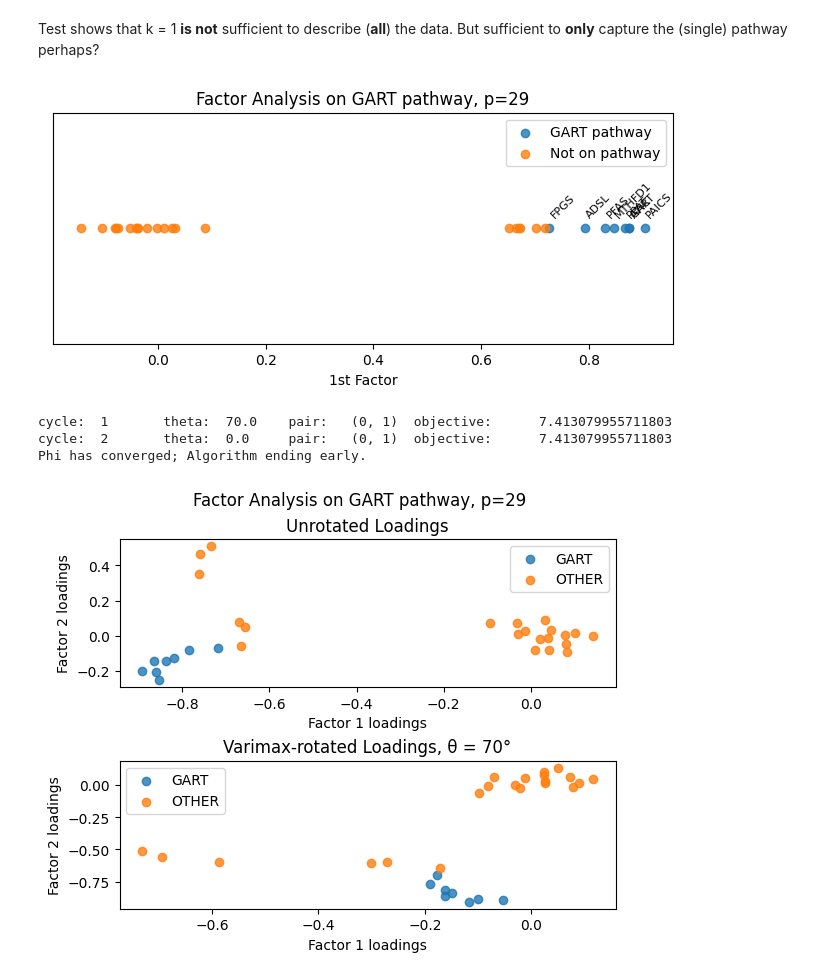
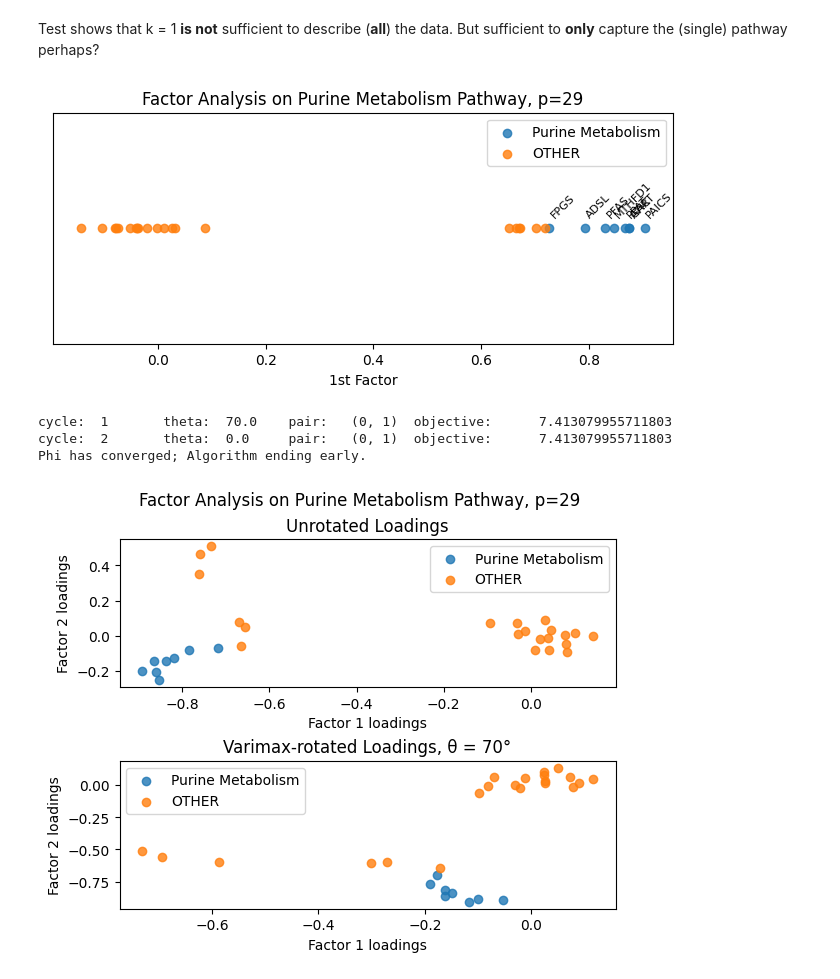
Before and after one commit to panther1427/Bachelorprojekt, a Jupyter notebook: Xavier_DataAnalysis/k1_GART_initial_analysis.ipynb, the cells around one changed output. Drawn from its saved outputs; the diff is of its cells as text; code cells hidden in the pictures.

```diff
--- a/Xavier_DataAnalysis/k1_GART_initial_analysis.ipynb
+++ b/Xavier_DataAnalysis/k1_GART_initial_analysis.ipynb
@@ -236,24 +236,24 @@ Test shows that k = 1 **is not** sufficient to describe (**all**) the data. But
 # %%
 import matplotlib.pyplot as plt
 plt.figure(figsize=(8,3))
 
-for category_num, label in [(1, "GART pathway"), (0, "Not on pathway")]:
+for category_num, label in [(1, "Purine Metabolism"), (0, "OTHER")]:
     subset = merged_df[merged_df['is_on_pathway'] == category_num]
     plt.scatter(subset['loadings'], np.zeros(len(subset)), label=label, alpha=0.8)
 
     if category_num == 0:
         continue
     for _, row in subset.iterrows():
         plt.text(row['loadings'], 0.005, row['gene_evaluated'],
                  fontsize=8, alpha=1, rotation=45)
 
-plt.title("Factor Analysis on GART pathway, p=" + str(len(columns_of_interest)))
+plt.title("Factor Analysis on Purine Metabolism Pathway, p=" + str(len(columns_of_interest)))
 plt.legend()
 plt.xlabel("1st Factor")
 plt.yticks([])
 plt.show()
 # %% [output]
-[figure, old version]
+[figure, new version]
 # %%
 from utils import varimax
 
@@ -281,7 +281,7 @@ merged_df = (df_values
 colors = []
 for d in merged_df['is_on_pathway_GART']:
     if d == 1:
-        colors.append("GART")
+        colors.append("Purine Metabolism")
         continue
 
     colors.append("OTHER")
@@ -296,7 +296,7 @@ rotated_df
 
 fig, ax = plt.subplots(2, 1)
 
-for label in ["GART", "OTHER"]:
+for label in ["Purine Metabolism", "OTHER"]:
     subset = merged_df[merged_df['category'] == label]
     ax[0].scatter(subset['loadings0'], subset['loadings1'], label=label, alpha=.8)
 ax[0].set_title("Unrotated Loadings")
@@ -304,7 +304,7 @@ ax[0].legend()
 ax[0].set_xlabel("Factor 1 loadings")
 ax[0].set_ylabel("Factor 2 loadings")
 
-for label in ["GART", "OTHER"]:
+for label in ["Purine Metabolism", "OTHER"]:
     subset = rotated_df[rotated_df['category'] == label]
     ax[1].scatter(subset['loadings0'], subset['loadings1'], label=label, alpha=.8)
 ax[1].set_title("Varimax-rotated Loadings, θ = 70°")
@@ -313,11 +313,11 @@ ax[1].set_ylabel("Factor 2 loadings")
 ax[1].set_xlabel("Factor 1 loadings")
 
 
-fig.suptitle("Factor Analysis on GART pathway, p=" + str(len(columns_of_interest)))
+fig.suptitle("Factor Analysis on Purine Metabolism Pathway, p=" + str(len(columns_of_interest)))
 plt.subplots_adjust(hspace=0.5)  # Increase vertical space between plots
 plt.show()
 # %% [output]
 cycle:  1       theta:  70.0    pair:   (0, 1)  objective:      7.413079955711803
 cycle:  2       theta:  0.0     pair:   (0, 1)  objective:      7.413079955711803
 Phi has converged; Algorithm ending early.
-[figure, old version]
+[figure, new version]
```
Also changed, not shown: 10 other files.
